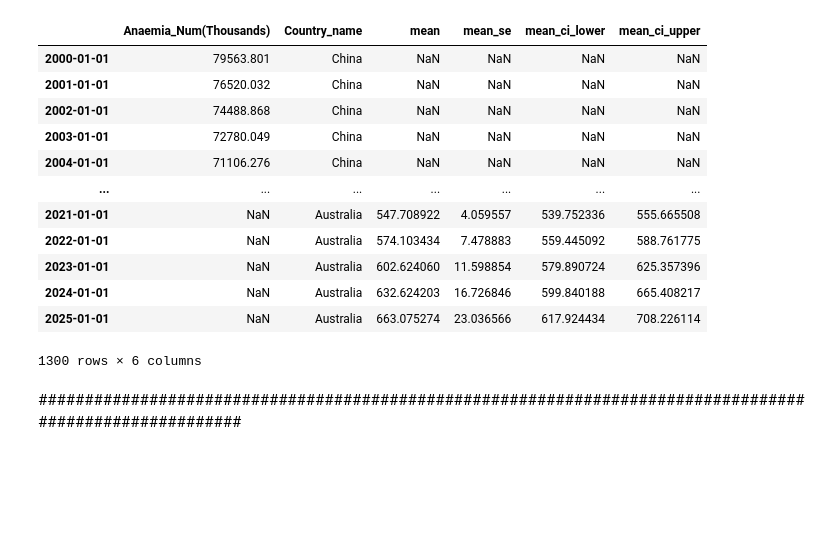
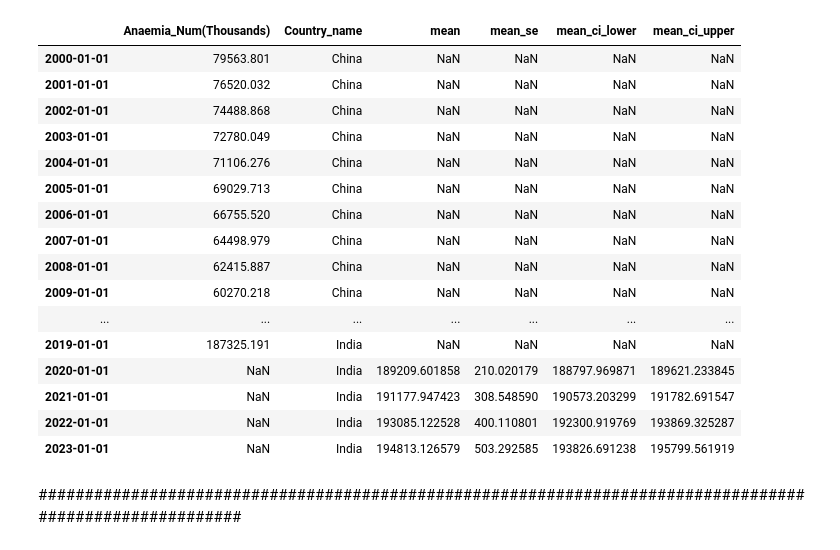
Before and after one commit to ltrentino/anaemia_project, a Jupyter notebook: resources/model.ipynb, the cells around one changed output. Drawn from its saved outputs; the diff is of its cells as text; code cells hidden in the pictures; blank space fills up the shorter version.

```diff
--- a/resources/model.ipynb
+++ b/resources/model.ipynb
@@ -144,19 +180,23 @@ Australia
 # %%
-test_appended_df
+test_appended_df.head(50)
 # %% [output]
 |  | Anaemia_Num(Thousands) | Country_name | mean | mean_se | mean_ci_lower | mean_ci_upper |
 | 2000-01-01 | 79563.801 | China | NaN | NaN | NaN | NaN |
 | 2001-01-01 | 76520.032 | China | NaN | NaN | NaN | NaN |
 | 2002-01-01 | 74488.868 | China | NaN | NaN | NaN | NaN |
 | 2003-01-01 | 72780.049 | China | NaN | NaN | NaN | NaN |
 | 2004-01-01 | 71106.276 | China | NaN | NaN | NaN | NaN |
+| 2005-01-01 | 69029.713 | China | NaN | NaN | NaN | NaN |
+| 2006-01-01 | 66755.520 | China | NaN | NaN | NaN | NaN |
+| 2007-01-01 | 64498.979 | China | NaN | NaN | NaN | NaN |
+| 2008-01-01 | 62415.887 | China | NaN | NaN | NaN | NaN |
+| 2009-01-01 | 60270.218 | China | NaN | NaN | NaN | NaN |
 | ... | ... | ... | ... | ... | ... | ... |
-| 2021-01-01 | NaN | Australia | 547.708922 | 4.059557 | 539.752336 | 555.665508 |
-| 2022-01-01 | NaN | Australia | 574.103434 | 7.478883 | 559.445092 | 588.761775 |
-| 2023-01-01 | NaN | Australia | 602.624060 | 11.598854 | 579.890724 | 625.357396 |
-| 2024-01-01 | NaN | Australia | 632.624203 | 16.726846 | 599.840188 | 665.408217 |
-| 2025-01-01 | NaN | Australia | 663.075274 | 23.036566 | 617.924434 | 708.226114 |
+| 2019-01-01 | 187325.191 | India | NaN | NaN | NaN | NaN |
+| 2020-01-01 | NaN | India | 189209.601858 | 210.020179 | 188797.969871 | 189621.233845 |
+| 2021-01-01 | NaN | India | 191177.947423 | 308.548590 | 190573.203299 | 191782.691547 |
+| 2022-01-01 | NaN | India | 193085.122528 | 400.110801 | 192300.919769 | 193869.325287 |
+| 2023-01-01 | NaN | India | 194813.126579 | 503.292585 | 193826.691238 | 195799.561919 |
-1300 rows × 6 columns
 # %%
 test_appended_df.to_csv("anaemia_forecast.csv")
 # %% [markdown]
```
Also changed, not shown: parts of 3 cells of this notebook, 9 other files.
